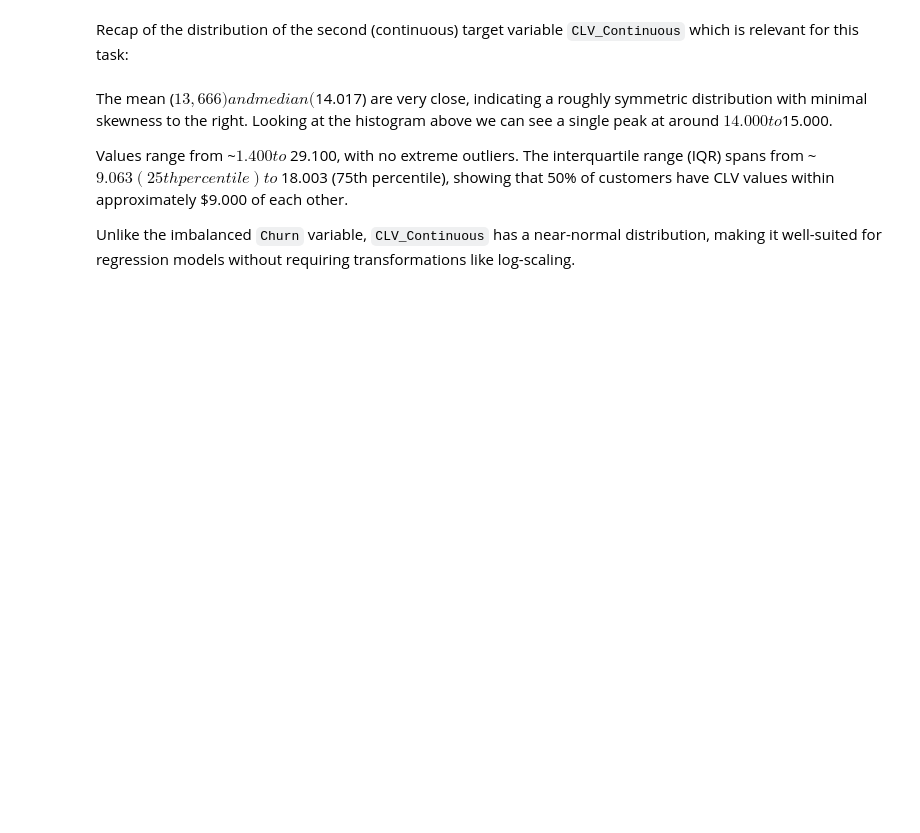
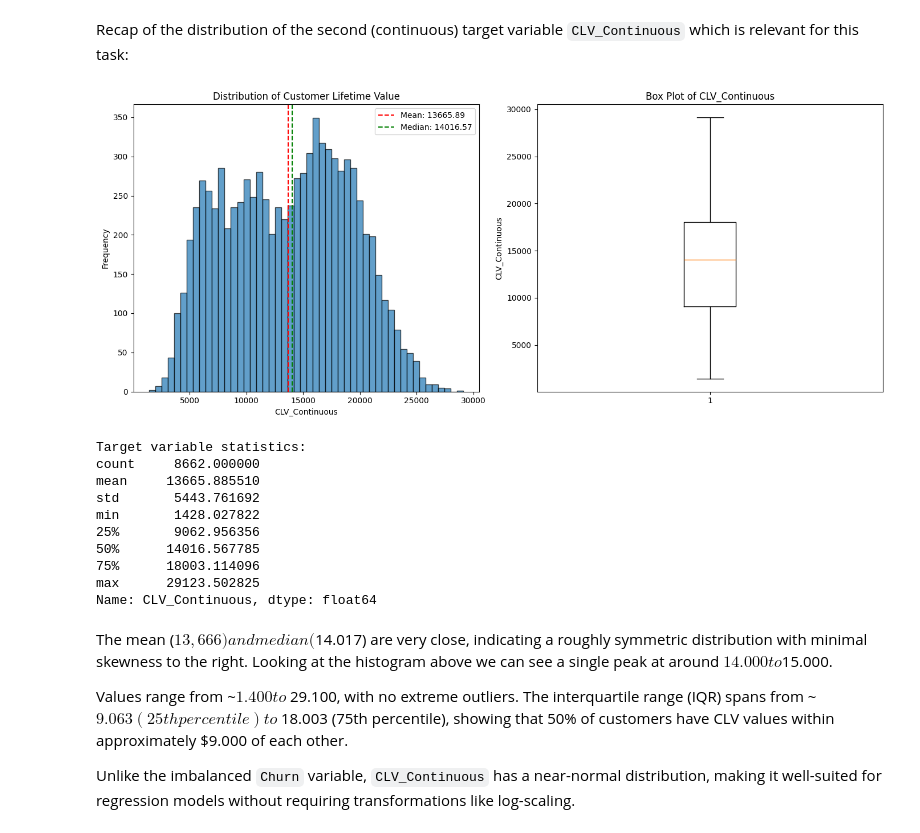
Before and after one commit to nncsimo/DSML2526, a Jupyter notebook: Abgabe/Assignment_02_3214721.ipynb, the cells around one changed output. Saved outputs shown, nothing was run; the diff lists cells and outputs as text; code cells hidden in the pictures; blank space fills up the shorter version.

```diff
--- a/Abgabe/Assignment_02_3214721.ipynb
+++ b/Abgabe/Assignment_02_3214721.ipynb
@@ -77,3 +70,38 @@ print(f"Median:   ${FinTech['CLV_Continuous'].median():.2f}")
+# %%
+# Analyze the target variable distribution
+fig, axes = plt.subplots(1, 2, figsize=(14, 6))
+
+# Histogram
+axes[0].hist(FinTech["CLV_Continuous"], bins=50, edgecolor='black', alpha=0.7)
+axes[0].set_xlabel('CLV_Continuous')
+axes[0].set_ylabel('Frequency')
+axes[0].set_title('Distribution of Customer Lifetime Value')
+axes[0].axvline(FinTech["CLV_Continuous"].mean(), color='red', linestyle='--', label=f'Mean: {FinTech["CLV_Continuous"].mean():.2f}')
+axes[0].axvline(FinTech["CLV_Continuous"].median(), color='green', linestyle='--', label=f'Median: {FinTech["CLV_Continuous"].median():.2f}')
+axes[0].legend()
+
+# Box plot
+axes[1].boxplot(FinTech["CLV_Continuous"], vert=True)
+axes[1].set_ylabel('CLV_Continuous')
+axes[1].set_title('Box Plot of CLV_Continuous')
+
+plt.tight_layout()
+plt.show()
+
+print(f"Target variable statistics:")
+print(FinTech["CLV_Continuous"].describe())
+# %% [output]
+[figure, added]
+Target variable statistics:
+count     8662.000000
+mean     13665.885510
+std       5443.761692
+min       1428.027822
+25%       9062.956356
+50%      14016.567785
+75%      18003.114096
+max      29123.502825
+Name: CLV_Continuous, dtype: float64
 # %% [markdown]
 The mean ($13,666) and median ($14.017) are very close, indicating a roughly symmetric distribution with minimal skewness to the right. Looking at the histogram above we can see a single peak at around $14.000 to $15.000.
 
```
Also changed, not shown: parts of 54 cells of this notebook, 2 other files.
